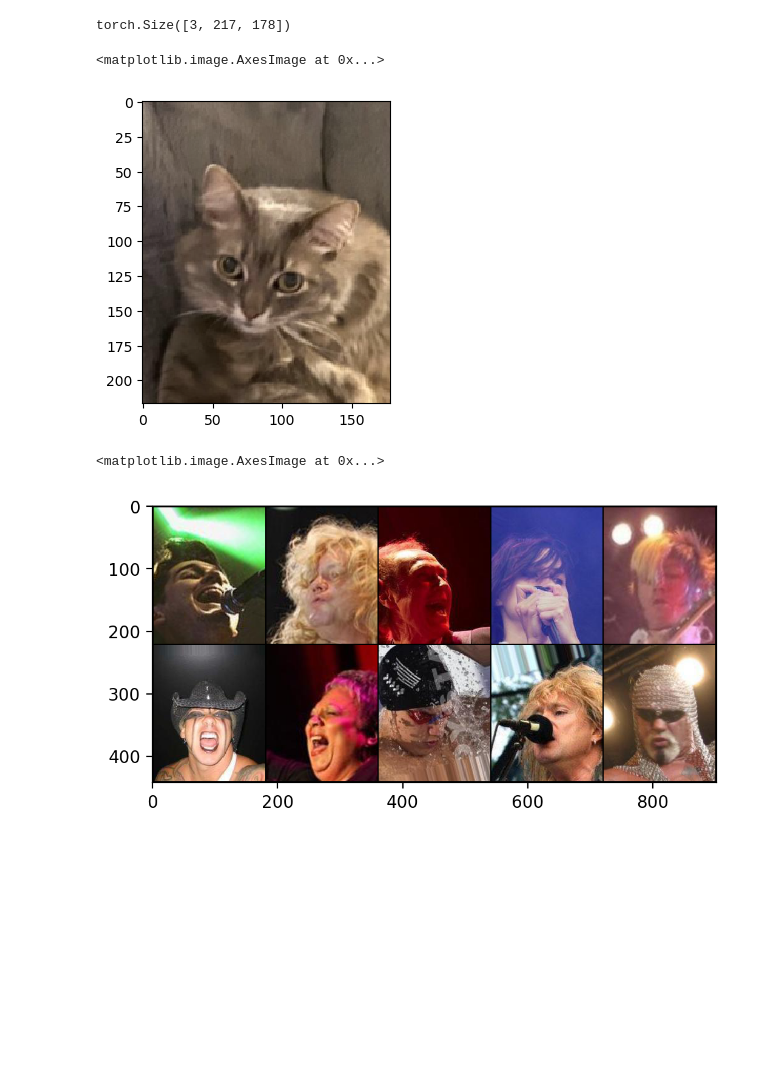
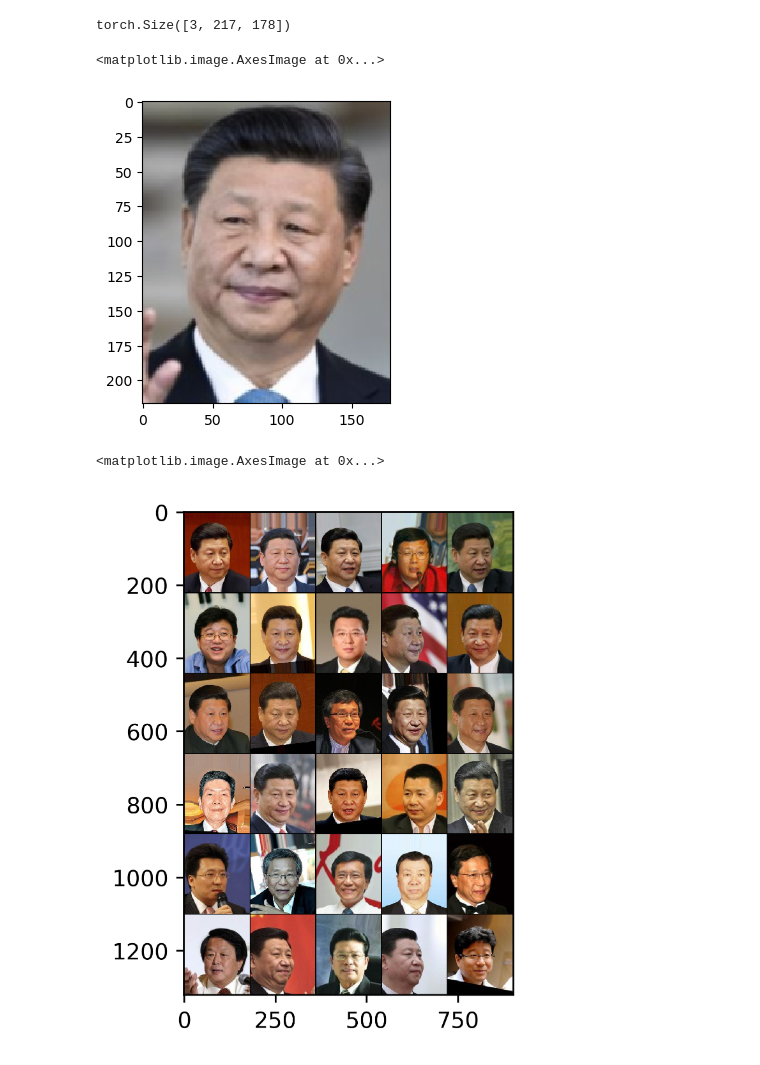
Before and after one commit to wzh0317/similar-face, a Jupyter notebook: Result.ipynb, the cells around one changed output. Cells and saved outputs as stored; diff of their text form; code cells hidden in the pictures; blank space fills up the shorter version.

```diff
--- a/Result.ipynb
+++ b/Result.ipynb
@@ -101,7 +101,7 @@ checkpoint = torch.load('checkpoint_online', map_location=torch.device('cpu'))
 model.load_state_dict(checkpoint['model_state_dict'])
 model.eval()
 
-filenames_embeddings = torch.load('filenames_embeddings_200k')
+filenames_embeddings = torch.load('filenames_embeddings')
 filenames = filenames_embeddings['filenames']
 embeddings = filenames_embeddings['embeddings']
 # %%
@@ -111,7 +111,7 @@ transform = transforms.Compose([
     lambda x: x[:3]
 ])
 
-target_filename = 'selfies/kiana1.png'
+target_filename = 'selfies/xjp0.png'
 target_image = transform(Image.open(target_filename))
 print(target_image.shape)
 target_embedding = model.get_embedding(target_image.unsqueeze(0))[0].to('cpu').detach().numpy()
@@ -121,19 +121,19 @@ plt.imshow(np.transpose(target_image, (1, 2, 0)))
 # %% [output]
 torch.Size([3, 217, 178])
 <matplotlib.image.AxesImage at 0x...>
-[figure, old version]
+[figure, new version]
 # %%
 # find the k most similar faces
-k = 10
+k = 30
 k_closest_indices = np.argsort(distances)[:k]
 k_closest_filenames = np.array(filenames)[k_closest_indices]
 k_closest_images = []
 for f in k_closest_filenames:
     k_closest_images.append(transforms.ToTensor()(Image.open(f'img_align_celeba/{f}')))
 k_closest_images = torch.stack(k_closest_images)
 k_closest_images = np.transpose(make_grid(k_closest_images, nrow=5), (1, 2, 0))
-plt.figure(dpi=200)
+plt.figure(dpi=500)
 plt.imshow(k_closest_images)
 # %% [output]
 <matplotlib.image.AxesImage at 0x...>
-[figure, old version]
+[figure, new version]
```
Also changed, not shown: 16 other files.
